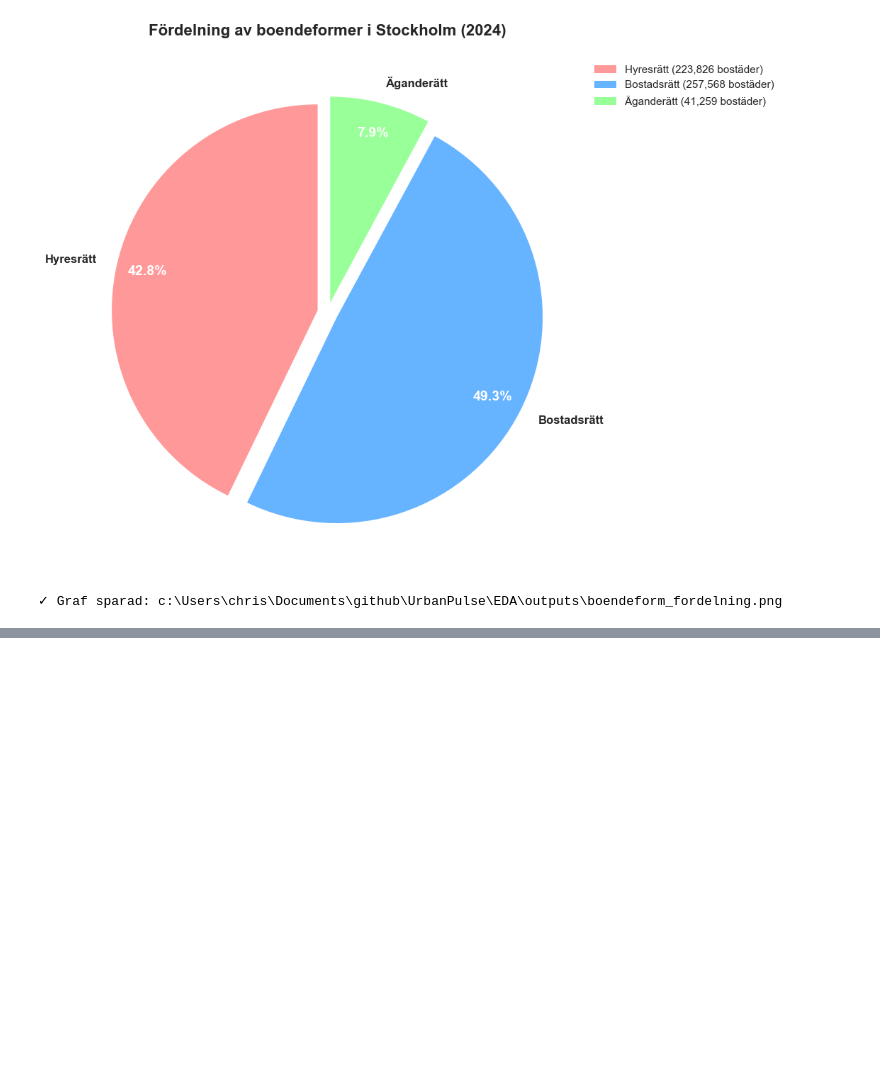
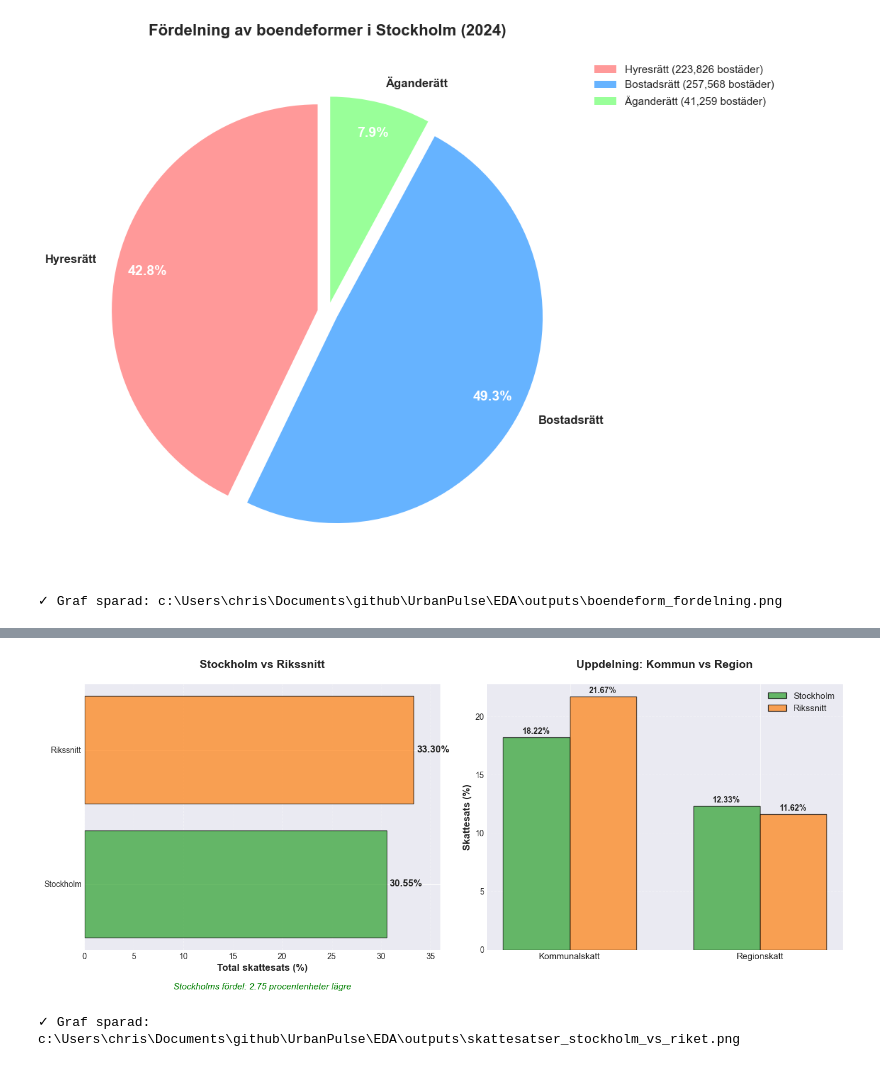
Before and after one commit to cactus-commits/UrbanPulse, a Jupyter notebook: EDA/christoffer_eda_scb_api_test.ipynb, the cells around one changed output, grey strips where cells are left out. Cells and saved outputs as stored; diff of their text form; code cells hidden in the pictures; blank space fills up the shorter version.

Commit message:
edit: added skattesatser, snittinkomst and socioekonomisk statistika from scb

```diff
--- a/EDA/christoffer_eda_scb_api_test.ipynb
+++ b/EDA/christoffer_eda_scb_api_test.ipynb
@@ -1049,0 +1224,80 @@ print(f"✓ Graf sparad: {OUTPUT_DIR / 'aldersprofil_jamforelse.png'}")
+# %%
+# ═══════════════════════════════════════════════════════════════════════════
+# SKATTESATSER - Visualisering (Stockholm vs Rikssnitt)
+# ═══════════════════════════════════════════════════════════════════════════
+
+# Beräkna rikssnitt
+rikssnitt = df_skatt['Skattesats, total kommunal'].mean()
+
+# Stockholm
+stockholm_skatt = df_skatt[df_skatt['Region'] == '0180']['Skattesats, total kommunal'].iloc[0]
+stockholm_kommun = df_skatt[df_skatt['Region'] == '0180']['Skattesats till kommun'].iloc[0]
+stockholm_region = df_skatt[df_skatt['Region'] == '0180']['Skattesats till region'].iloc[0]
+
+# Skapa figur
+fig, (ax1, ax2) = plt.subplots(1, 2, figsize=(14, 6))
+
+# GRAF 1: Stockholm vs Rikssnitt (Total)
+ax1.barh(['Stockholm', 'Rikssnitt'],
+         [stockholm_skatt, rikssnitt],
+         color=['#2ca02c', '#ff7f0e'],
+         alpha=0.7,
+         edgecolor='black')
+
+# Värden på staplarna
+ax1.text(stockholm_skatt + 0.3, 0, f'{stockholm_skatt:.2f}%',
+         va='center', fontsize=12, fontweight='bold')
+ax1.text(rikssnitt + 0.3, 1, f'{rikssnitt:.2f}%',
+         va='center', fontsize=12, fontweight='bold')
+
+ax1.set_xlabel('Total skattesats (%)', fontsize=12, fontweight='bold')
+ax1.set_title('Stockholm vs Rikssnitt', fontsize=14, fontweight='bold', pad=20)
+ax1.grid(axis='x', alpha=0.3, linestyle='--')
+ax1.set_xlim(0, 36)
+
+# Skillnad-text
+skillnad = stockholm_skatt - rikssnitt
+ax1.text(0.5, -0.15, f'Stockholms fördel: {abs(skillnad):.2f} procentenheter lägre',
+         fontsize=11, style='italic', color='green',
+         transform=ax1.transAxes, ha='center')
+
+# GRAF 2: Uppdelning (Kommun vs Region)
+categories = ['Kommunalskatt', 'Regionskatt']
+stockholm_parts = [stockholm_kommun, stockholm_region]
+
+x = range(len(categories))
+width = 0.35
+
+# Stockholm
+bars1 = ax2.bar([i - width/2 for i in x], stockholm_parts, width,
+                label='Stockholm', color='#2ca02c', alpha=0.7, edgecolor='black')
+
+# Rikssnitt
+rikssnitt_kommun = df_skatt['Skattesats till kommun'].mean()
+rikssnitt_region = df_skatt['Skattesats till region'].mean()
+rikssnitt_parts = [rikssnitt_kommun, rikssnitt_region]
+
+bars2 = ax2.bar([i + width/2 for i in x], rikssnitt_parts, width,
+                label='Rikssnitt', color='#ff7f0e', alpha=0.7, edgecolor='black')
+
+# Värden på staplarna
+for i, (s, r) in enumerate(zip(stockholm_parts, rikssnitt_parts)):
+    ax2.text(i - width/2, s + 0.3, f'{s:.2f}%',
+             ha='center', fontsize=10, fontweight='bold')
+    ax2.text(i + width/2, r + 0.3, f'{r:.2f}%',
+             ha='center', fontsize=10, fontweight='bold')
+
+ax2.set_ylabel('Skattesats (%)', fontsize=12, fontweight='bold')
+ax2.set_title('Uppdelning: Kommun vs Region', fontsize=14, fontweight='bold', pad=20)
+ax2.set_xticks(x)
+ax2.set_xticklabels(categories, fontsize=11)
+ax2.legend(fontsize=11)
+ax2.grid(axis='y', alpha=0.3, linestyle='--')
+
+plt.tight_layout()
+plt.savefig(OUTPUT_DIR / 'skattesatser_stockholm_vs_riket.png', dpi=300, bbox_inches='tight')
+plt.show()
+print(f"✓ Graf sparad: {OUTPUT_DIR / 'skattesatser_stockholm_vs_riket.png'}")
+# %% [output]
+[figure, added]
+✓ Graf sparad: c:\Users\chris\Documents\github\UrbanPulse\EDA\outputs\skattesatser_stockholm_vs_riket.png
```
Also changed, not shown: parts of 43 cells of this notebook, 15 other files.
